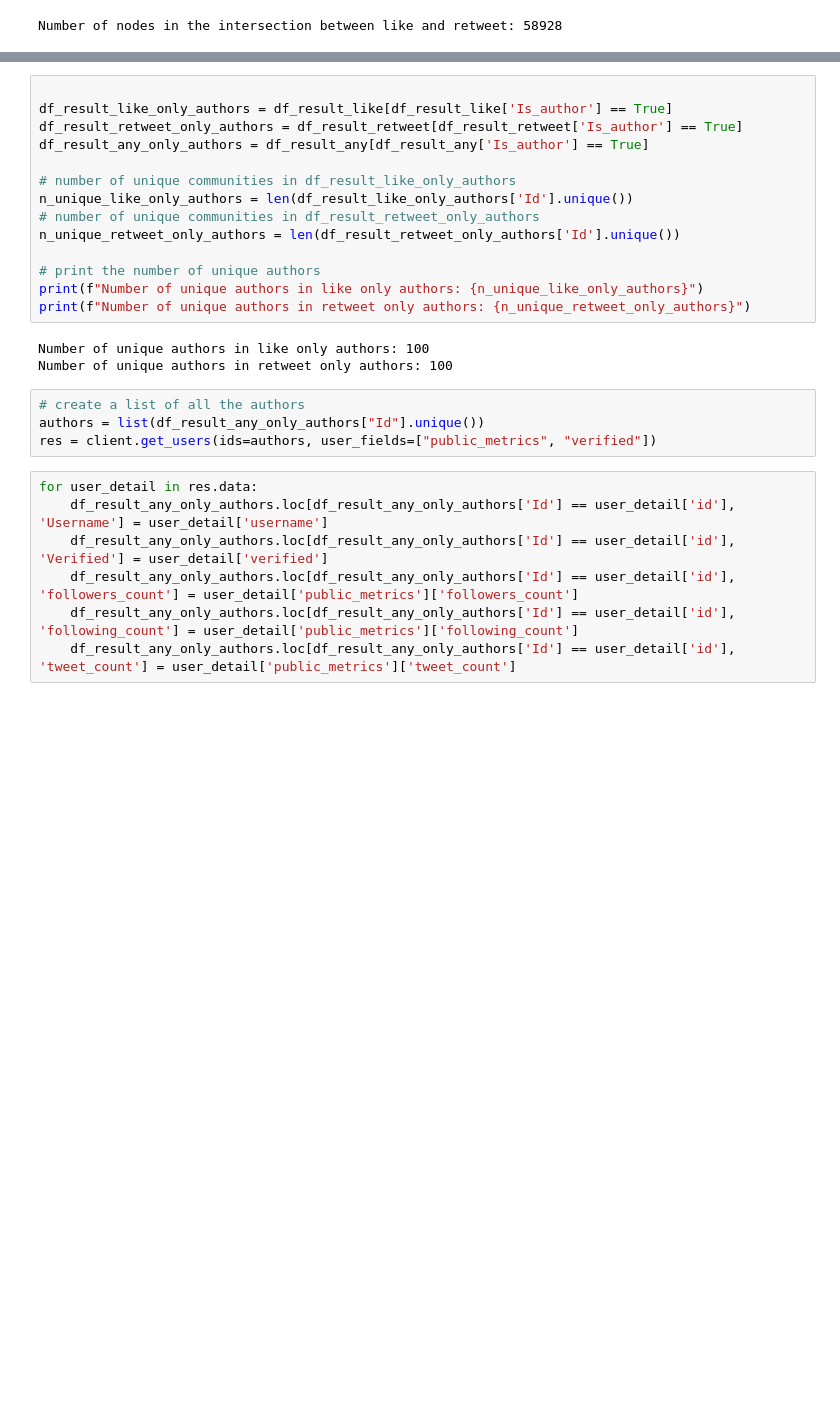
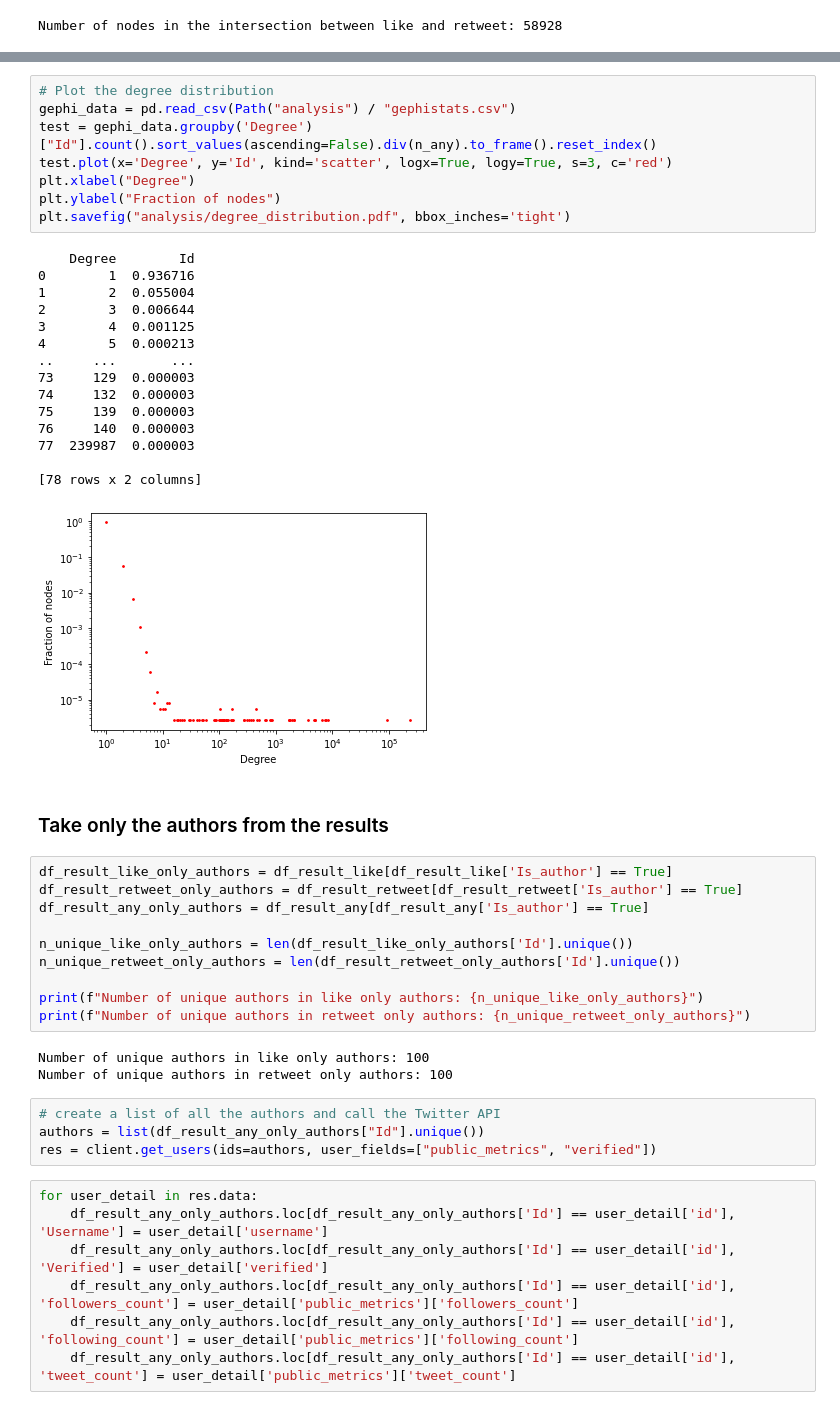
Before and after one commit to ChristopheBroillet/twitter-ukraine-conflict, a Jupyter notebook: 3-analysis.ipynb, the cells around one changed output, grey strips where cells are left out. Cells and saved outputs as stored; diff of their text form; blank space fills up the shorter version.

```diff
--- a/3-analysis.ipynb
+++ b/3-analysis.ipynb
@@ -237,22 +291,44 @@ Number of nodes in the intersection between like and retweet: 58928
+# %%
+# Plot the degree distribution
+gephi_data = pd.read_csv(Path("analysis") / "gephistats.csv")
+test = gephi_data.groupby('Degree')["Id"].count().sort_values(ascending=False).div(n_any).to_frame().reset_index()
+test.plot(x='Degree', y='Id', kind='scatter', logx=True, logy=True, s=3, c='red')
+plt.xlabel("Degree")
+plt.ylabel("Fraction of nodes")
+plt.savefig("analysis/degree_distribution.pdf", bbox_inches='tight')
+# %% [output]
+    Degree        Id
+0        1  0.936716
+1        2  0.055004
+2        3  0.006644
+3        4  0.001125
+4        5  0.000213
+..     ...       ...
+73     129  0.000003
+74     132  0.000003
+75     139  0.000003
+76     140  0.000003
+77  239987  0.000003
+
+[78 rows x 2 columns]
+[figure, added]
+# %% [markdown]
+### Take only the authors from the results
 # %%
-
 df_result_like_only_authors = df_result_like[df_result_like['Is_author'] == True]
 df_result_retweet_only_authors = df_result_retweet[df_result_retweet['Is_author'] == True]
 df_result_any_only_authors = df_result_any[df_result_any['Is_author'] == True]
 
-# number of unique communities in df_result_like_only_authors
 n_unique_like_only_authors = len(df_result_like_only_authors['Id'].unique())
-# number of unique communities in df_result_retweet_only_authors
 n_unique_retweet_only_authors = len(df_result_retweet_only_authors['Id'].unique())
 
-# print the number of unique authors
 print(f"Number of unique authors in like only authors: {n_unique_like_only_authors}")
 print(f"Number of unique authors in retweet only authors: {n_unique_retweet_only_authors}")
 # %% [output]
 Number of unique authors in like only authors: 100
 Number of unique authors in retweet only authors: 100
 # %%
-# create a list of all the authors
+# create a list of all the authors and call the Twitter API
 authors = list(df_result_any_only_authors["Id"].unique())
 res = client.get_users(ids=authors, user_fields=["public_metrics", "verified"])
 # %%
```
Also changed, not shown: parts of 11 cells of this notebook, 7 other files.
